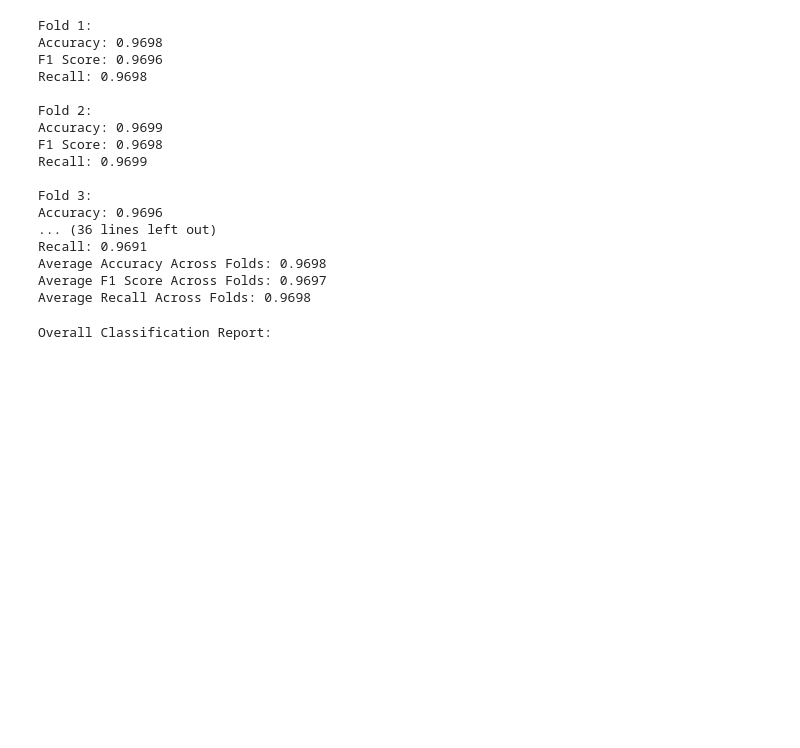
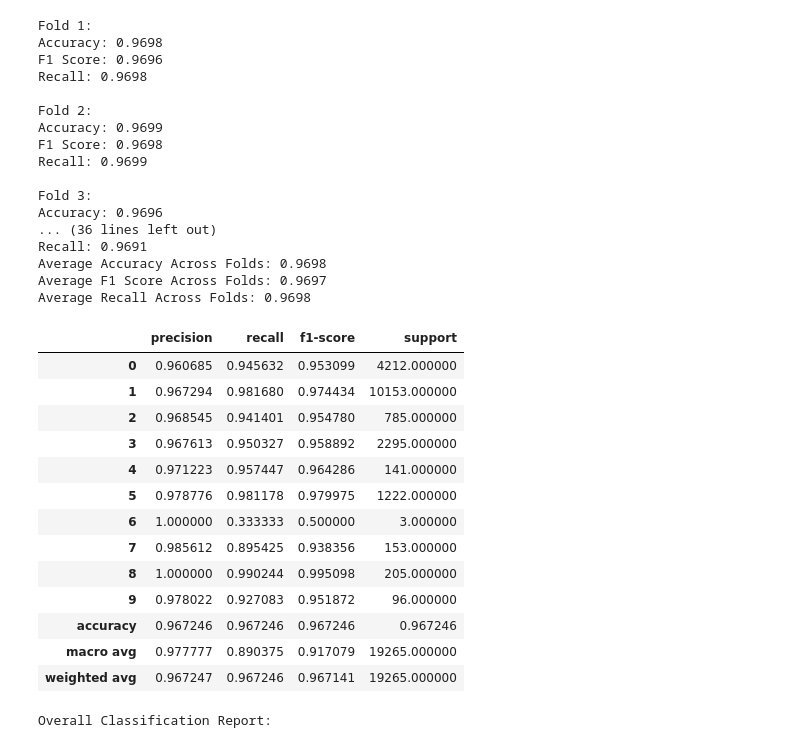
Before and after one commit to tibbdc/DeepSub, a Jupyter notebook: 05_DeepSub.ipynb, the cells around one changed output. Cells and saved outputs as stored; diff of their text form; code cells hidden in the pictures; blank space fills up the shorter version.

```diff
--- a/05_DeepSub.ipynb
+++ b/05_DeepSub.ipynb
@@ -225,6 +225,26 @@ Recall: 0.9691
 Average Accuracy Across Folds: 0.9698
 Average F1 Score Across Folds: 0.9697
 Average Recall Across Folds: 0.9698
+# %%
+rawdata = pd.read_csv("/home/linjw/BioML/reDeepSub/output/groundtruth_and_labels.csv")
+from sklearn.metrics import classification_report
+blast_report = pd.DataFrame(classification_report(rawdata["GroundTruth"], rawdata["PredictedLabels"], zero_division=0, output_dict=True)).T
+blast_report
+# %% [output]
+|  | precision | recall | f1-score | support |
+| 0 | 0.960685 | 0.945632 | 0.953099 | 4212.000000 |
+| 1 | 0.967294 | 0.981680 | 0.974434 | 10153.000000 |
+| 2 | 0.968545 | 0.941401 | 0.954780 | 785.000000 |
+| 3 | 0.967613 | 0.950327 | 0.958892 | 2295.000000 |
+| 4 | 0.971223 | 0.957447 | 0.964286 | 141.000000 |
+| 5 | 0.978776 | 0.981178 | 0.979975 | 1222.000000 |
+| 6 | 1.000000 | 0.333333 | 0.500000 | 3.000000 |
+| 7 | 0.985612 | 0.895425 | 0.938356 | 153.000000 |
+| 8 | 1.000000 | 0.990244 | 0.995098 | 205.000000 |
+| 9 | 0.978022 | 0.927083 | 0.951872 | 96.000000 |
+| accuracy | 0.967246 | 0.967246 | 0.967246 | 0.967246 |
+| macro avg | 0.977777 | 0.890375 | 0.917079 | 19265.000000 |
+| weighted avg | 0.967247 | 0.967246 | 0.967141 | 19265.000000 |
 # %%
 # 合并所有折叠的标签
 all_ground_truth_labels = np.concatenate(all_ground_truth_labels)
```
Also changed, not shown: parts of 1 cell of this notebook, 4 other files.
